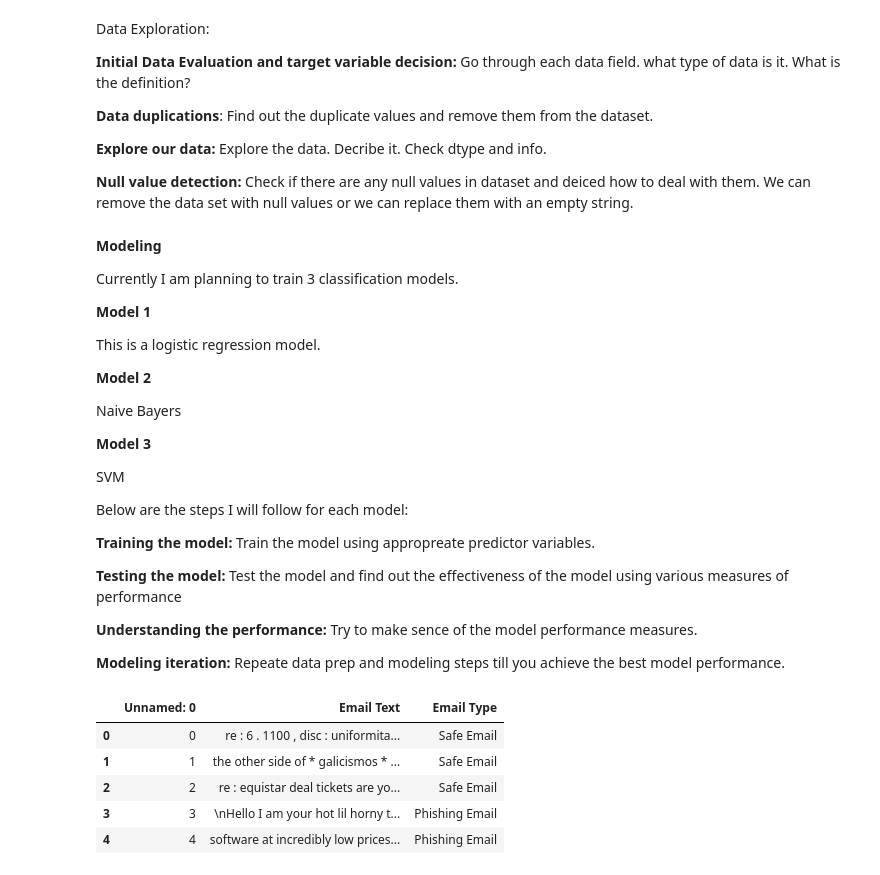
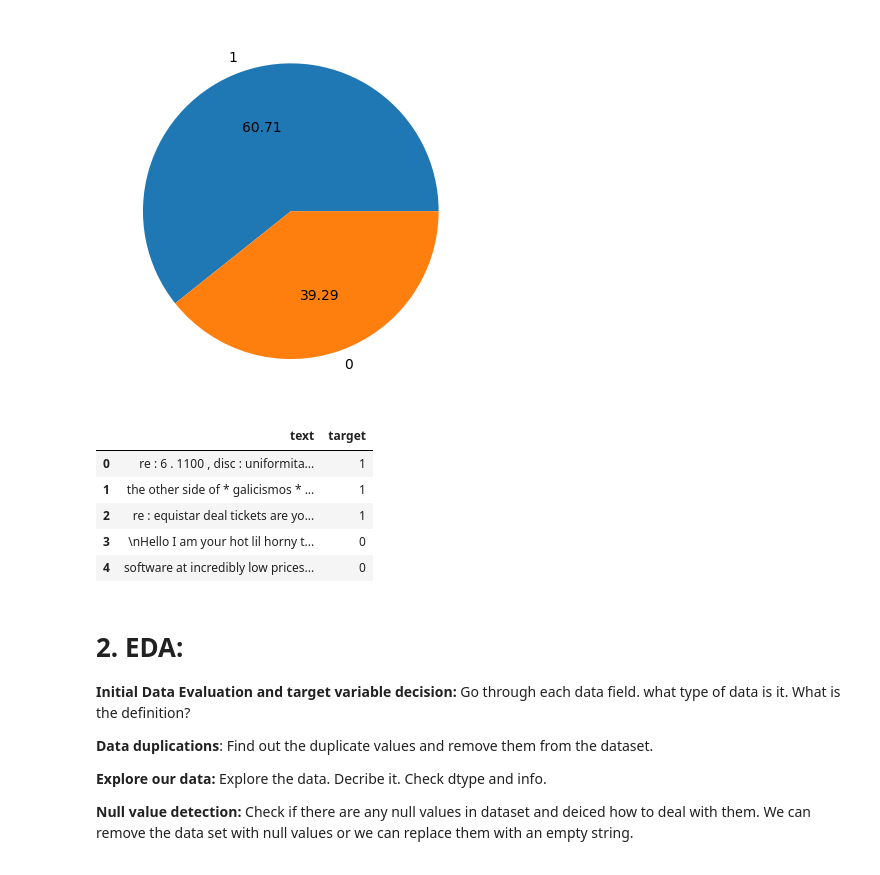
Before and after one commit to samyaknd/phishing-email-classifier, a Jupyter notebook: phishing_email_classification.ipynb, the cells around one changed output. Cells and saved outputs as stored; diff of their text form; code cells hidden in the pictures.

```diff
--- a/phishing_email_classification.ipynb
+++ b/phishing_email_classification.ipynb
@@ -16,0 +36,5 @@ from sklearn.metrics import accuracy_score, confusion_matrix
+# %%
+raw_data.dtypes
+raw_data.info()
+df = raw_data.where(pd.notnull(raw_data), '')
+df.shape
@@ -16,0 +53,3 @@ from sklearn.metrics import accuracy_score, confusion_matrix
+# %%
+df.rename(columns={'Email Text': 'text', 'Target': 'target'}, inplace=True)
+df.sample(5)
@@ -17,5 +63,22 @@ from sklearn.metrics import accuracy_score, confusion_matrix
+# %%
+from sklearn.preprocessing import LabelEncoder
+encoder = LabelEncoder()
+df['target'] = encoder.fit_transform(df['target'])
+plt.pie(df['target'].value_counts(), labels=['1','0'],autopct="%0.2f")
+plt.show()
+df.head()
+
+#After encoding Phishing Email = 0 and Safe Email = 1
+# %% [output]
+[figure, added]
+|  | text | target |
+| 0 | re : 6 . 1100 , disc : uniformita... | 1 |
+| 1 | the other side of * galicismos * ... | 1 |
+| 2 | re : equistar deal tickets are yo... | 1 |
+| 3 | \nHello I am your hot lil horny t... | 0 |
+| 4 | software at incredibly low prices... | 0 |
 # %% [markdown]
-Data Exploration:
+# 2. EDA:
 
 **Initial Data Evaluation and target variable decision:** Go through each data field. what type of data is it. What is the definition?
 
@@ -24,41 +87,3 @@ Data Exploration:
 **Explore our data:** Explore the data. Decribe it. Check dtype and info.
 
 **Null value detection:** Check if there are any null values in dataset and deiced how to deal with them. We can remove the data set with null values or we can replace them with an empty string.
-# %% [markdown]
-**Modeling**
-
-Currently I am planning to train 3 classification models.
-
-**Model 1**
-
-This is a logistic regression model.
-
-**Model 2**
-
-Naive Bayers
-
-**Model 3**
-
-SVM
-
-
-Below are the steps I will follow for each model:
-
-**Training the model:** Train the model using appropreate predictor variables.
-
-**Testing the model:** Test the model and find out the effectiveness of the model using various measures of performance
-
-**Understanding the performance:** Try to make sence of the model performance measures.
-
-**Modeling iteration:** Repeate data prep and modeling steps till you achieve the best model performance.
-# %%
-raw_data = pd.read_csv('/content/sample_data/Phishing_Email.csv')
-
-raw_data.head()
-# %% [output]
-|  | Unnamed: 0 | Email Text | Email Type |
-| 0 | 0 | re : 6 . 1100 , disc : uniformita... | Safe Email |
-| 1 | 1 | the other side of * galicismos * ... | Safe Email |
-| 2 | 2 | re : equistar deal tickets are yo... | Safe Email |
-| 3 | 3 | \nHello I am your hot lil horny t... | Phishing Email |
-| 4 | 4 | software at incredibly low prices... | Phishing Email |
```
Also changed, not shown: parts of 23 cells of this notebook.
